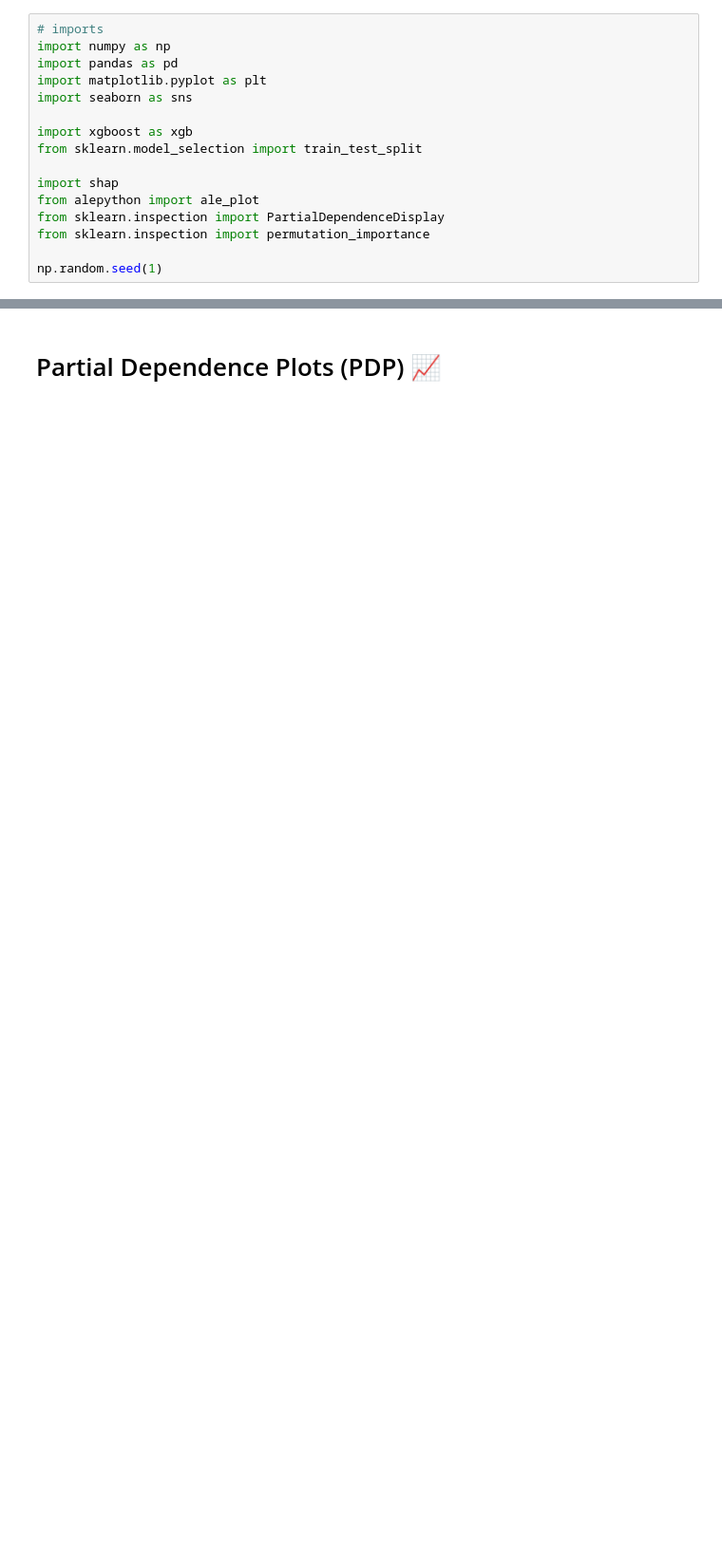
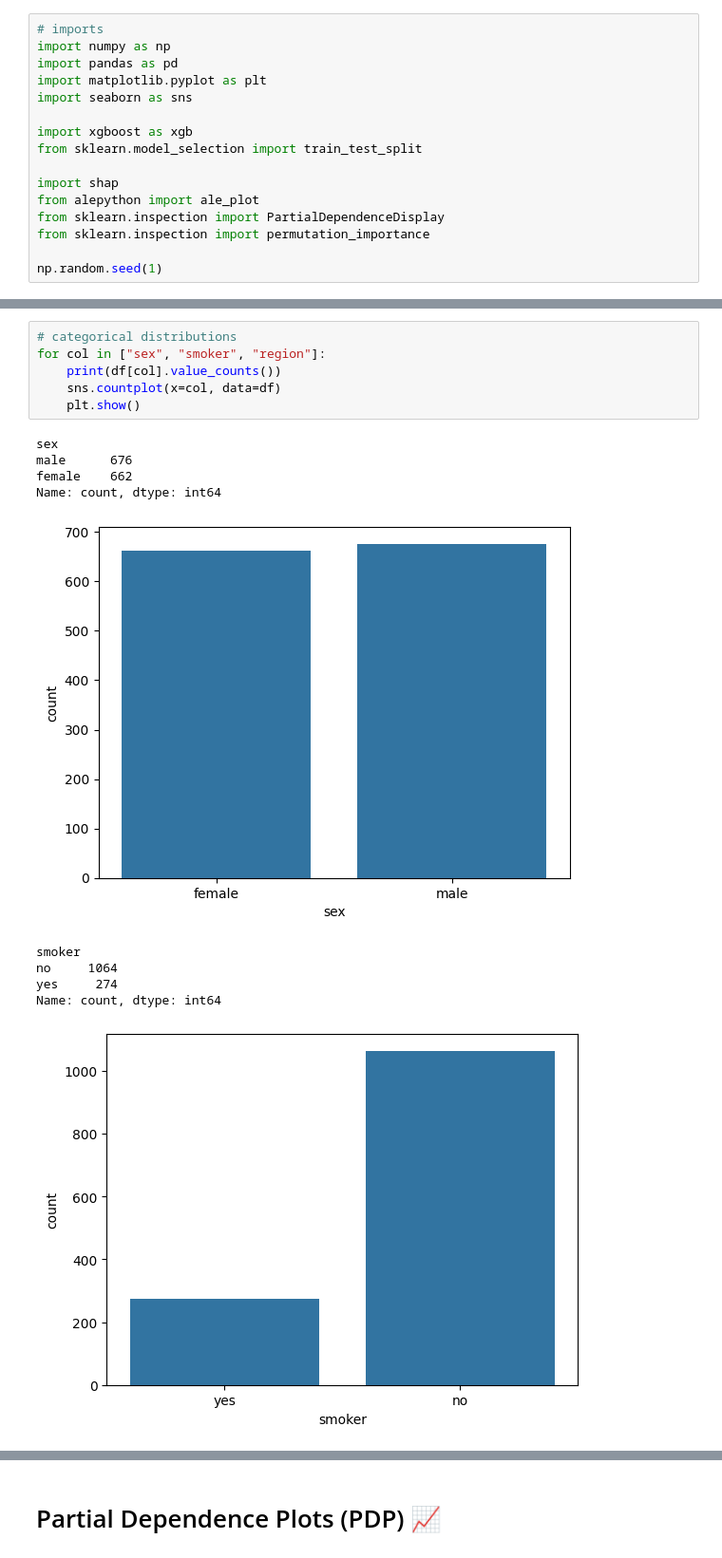
Before and after one commit to catebarry/explainable-techniques-2, a Jupyter notebook: explainable_techniques_2.ipynb, the cells around one changed output, grey strips where cells are left out. Shown at 95% size. Cells and saved outputs as stored; diff of their text form; blank space fills up the shorter version.

```diff
--- a/explainable_techniques_2.ipynb
+++ b/explainable_techniques_2.ipynb
@@ -74,0 +147,17 @@ plt.show()
+# %%
+# categorical distributions
+for col in ["sex", "smoker", "region"]:
+    print(df[col].value_counts())
+    sns.countplot(x=col, data=df)
+    plt.show()
+# %% [output]
+sex
+male      676
+female    662
+Name: count, dtype: int64
+[figure, added]
+smoker
+no     1064
+yes     274
+Name: count, dtype: int64
+[figure, added]
```
Also changed, not shown: parts of 25 cells of this notebook.
